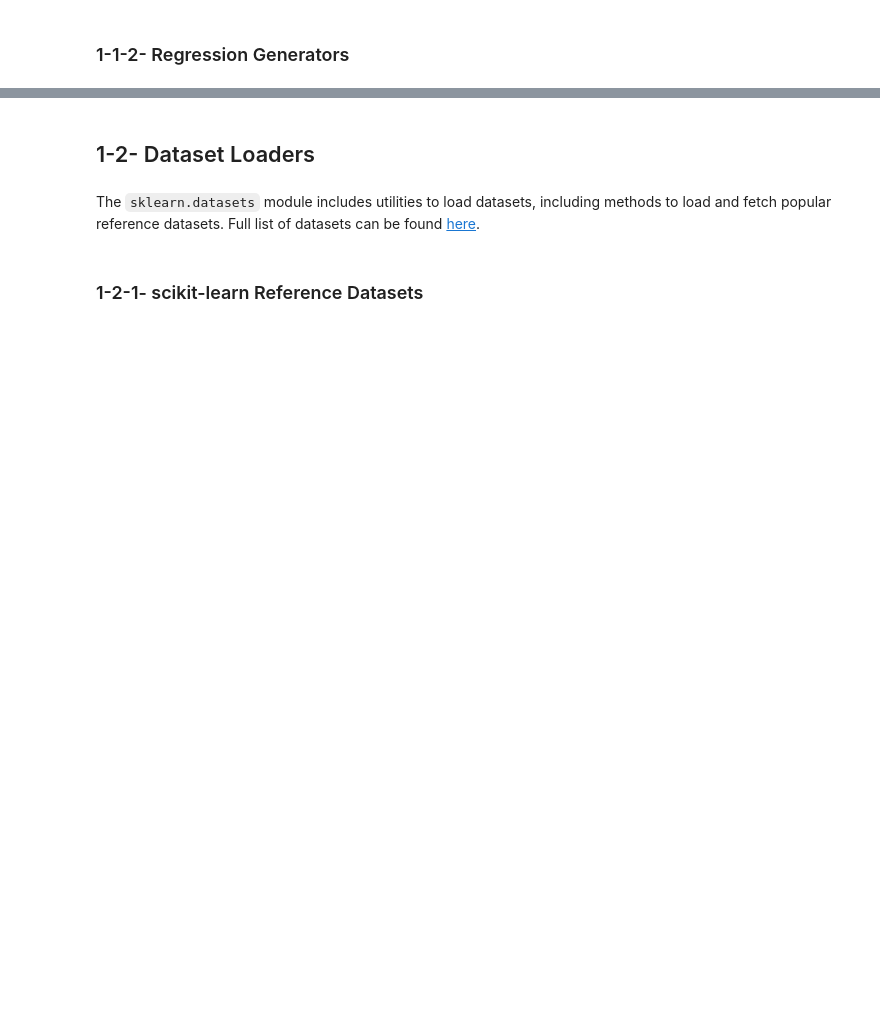
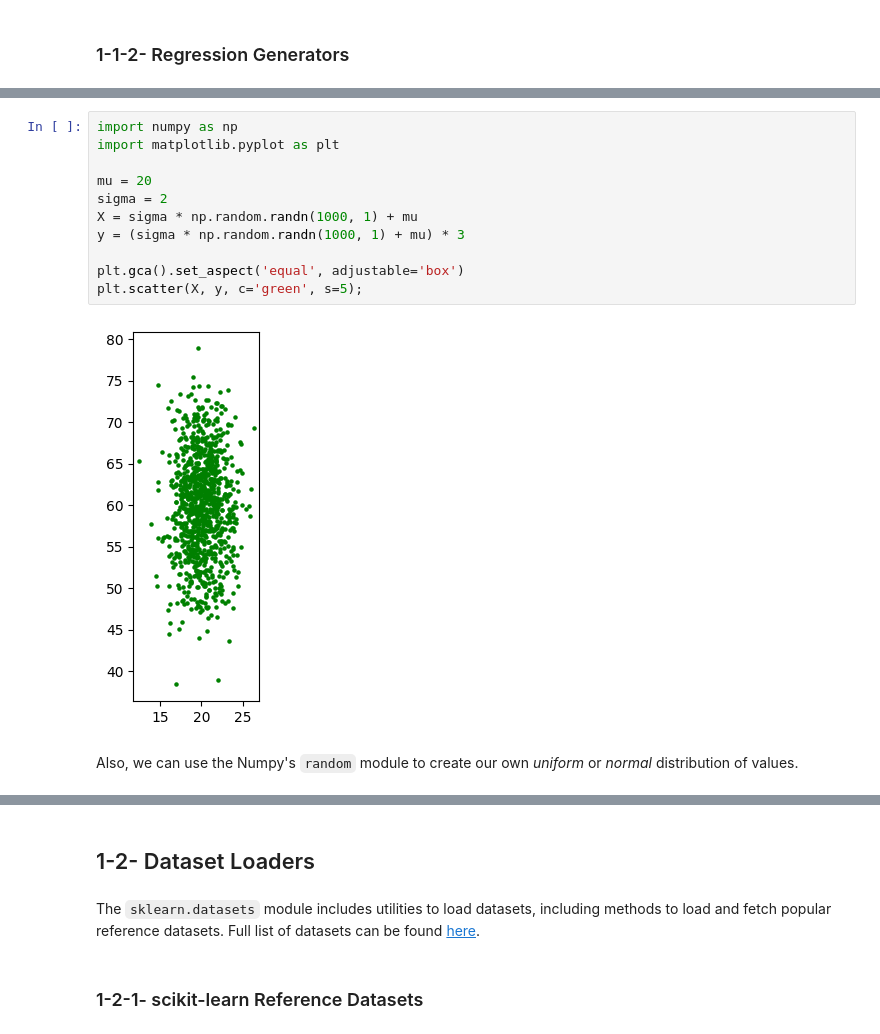
Before and after one commit to tabaraei/Data-Science-Toolkit, a Jupyter notebook: Scikit-Learn.ipynb, the cells around one changed output, grey strips where cells are left out. Drawn from its saved outputs; the diff is of its cells as text; blank space fills up the shorter version.

```diff
--- a/Scikit-Learn.ipynb
+++ b/Scikit-Learn.ipynb
@@ -116,0 +128,15 @@ For Biclustering, please refer to [this section](https://scikit-learn.org/stable
+# %%
+import numpy as np
+import matplotlib.pyplot as plt
+
+mu = 20
+sigma = 2
+X = sigma * np.random.randn(1000, 1) + mu
+y = (sigma * np.random.randn(1000, 1) + mu) * 3
+
+plt.gca().set_aspect('equal', adjustable='box')
+plt.scatter(X, y, c='green', s=5);
+# %% [output]
+[figure, added]
+# %% [markdown]
+Also, we can use the Numpy's `random` module to create our own _uniform_ or _normal_ distribution of values.
```
Also changed, not shown: parts of 27 cells of this notebook.
